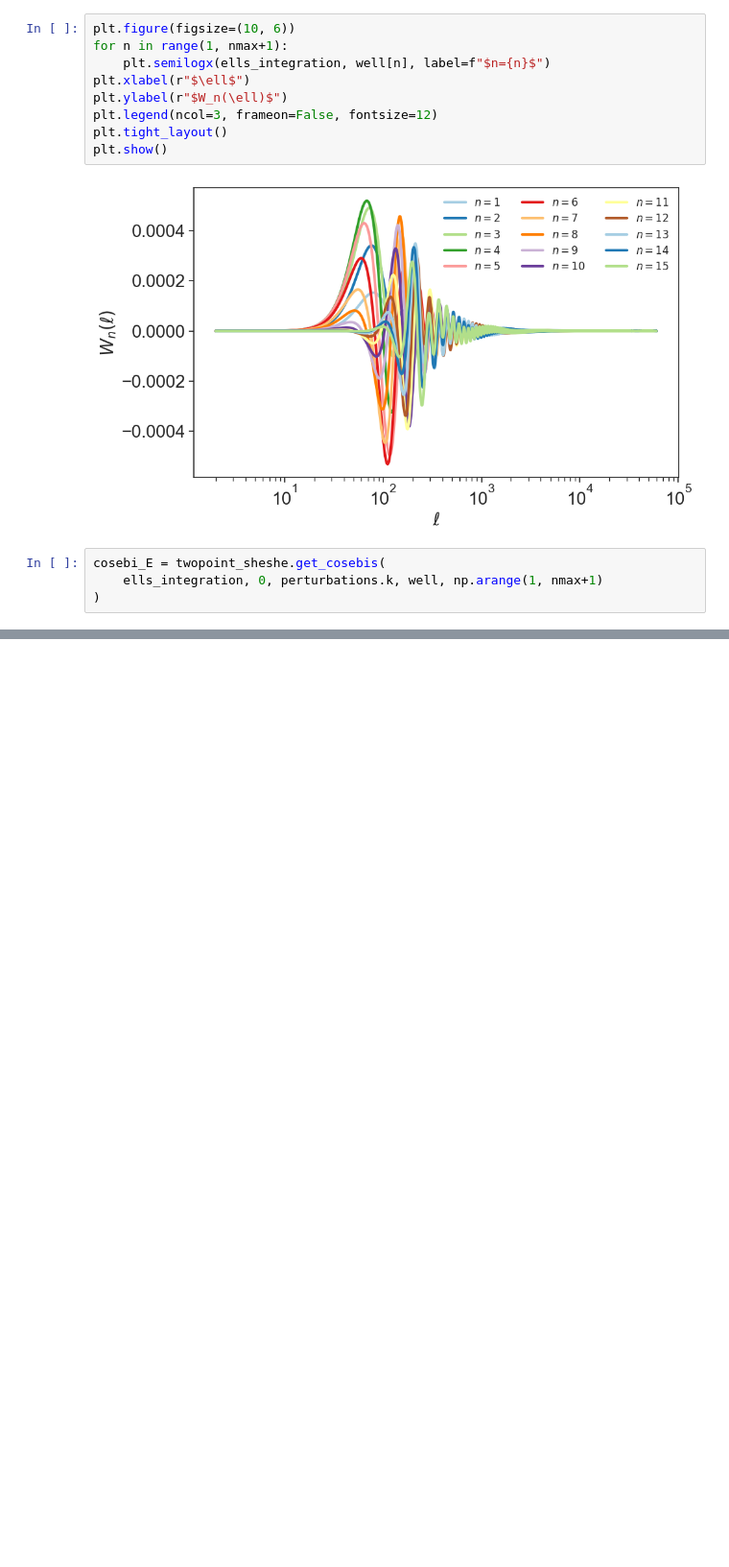
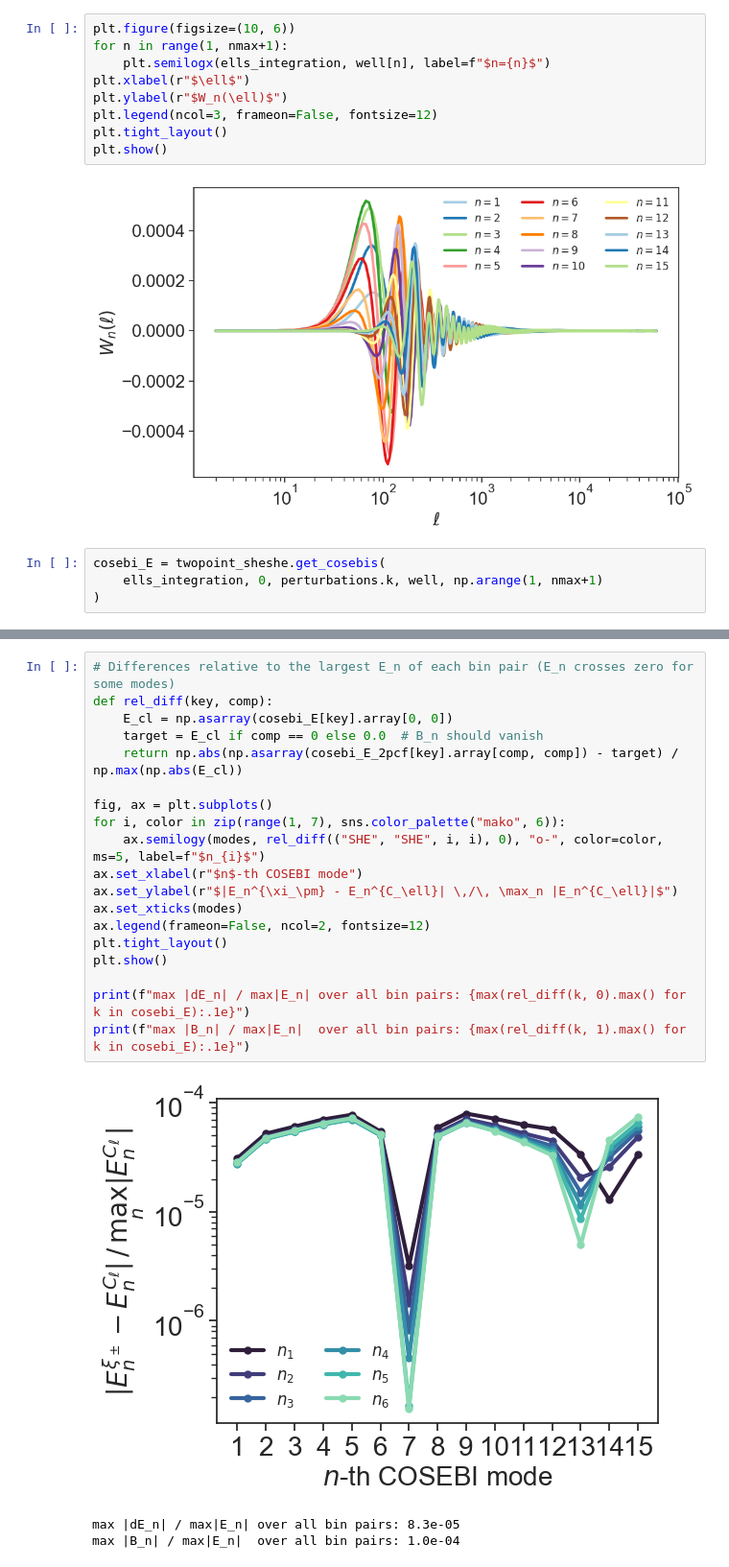
Before and after one commit to cloe-org/playground, a Jupyter notebook: tutorials/observables/photo.ipynb, the cells around one changed output, grey strips where cells are left out. Shown at 96% size. Saved outputs shown, nothing was run; the diff lists cells and outputs as text; blank space fills up the shorter version.

```diff
--- a/tutorials/observables/photo.ipynb
+++ b/tutorials/observables/photo.ipynb
@@ -991,0 +1089,23 @@ plt.show()
+# %%
+# Differences relative to the largest E_n of each bin pair (E_n crosses zero for some modes)
+def rel_diff(key, comp):
+    E_cl = np.asarray(cosebi_E[key].array[0, 0])
+    target = E_cl if comp == 0 else 0.0  # B_n should vanish
+    return np.abs(np.asarray(cosebi_E_2pcf[key].array[comp, comp]) - target) / np.max(np.abs(E_cl))
+
+fig, ax = plt.subplots()
+for i, color in zip(range(1, 7), sns.color_palette("mako", 6)):
+    ax.semilogy(modes, rel_diff(("SHE", "SHE", i, i), 0), "o-", color=color, ms=5, label=f"$n_{i}$")
+ax.set_xlabel(r"$n$-th COSEBI mode")
+ax.set_ylabel(r"$|E_n^{\xi_\pm} - E_n^{C_\ell}| \,/\, \max_n |E_n^{C_\ell}|$")
+ax.set_xticks(modes)
+ax.legend(frameon=False, ncol=2, fontsize=12)
+plt.tight_layout()
+plt.show()
+
+print(f"max |dE_n| / max|E_n| over all bin pairs: {max(rel_diff(k, 0).max() for k in cosebi_E):.1e}")
+print(f"max |B_n| / max|E_n|  over all bin pairs: {max(rel_diff(k, 1).max() for k in cosebi_E):.1e}")
+# %% [output]
+[figure, added]
+max |dE_n| / max|E_n| over all bin pairs: 8.3e-05
+max |B_n| / max|E_n|  over all bin pairs: 1.0e-04
```
Also changed, not shown: parts of 18 cells of this notebook.
